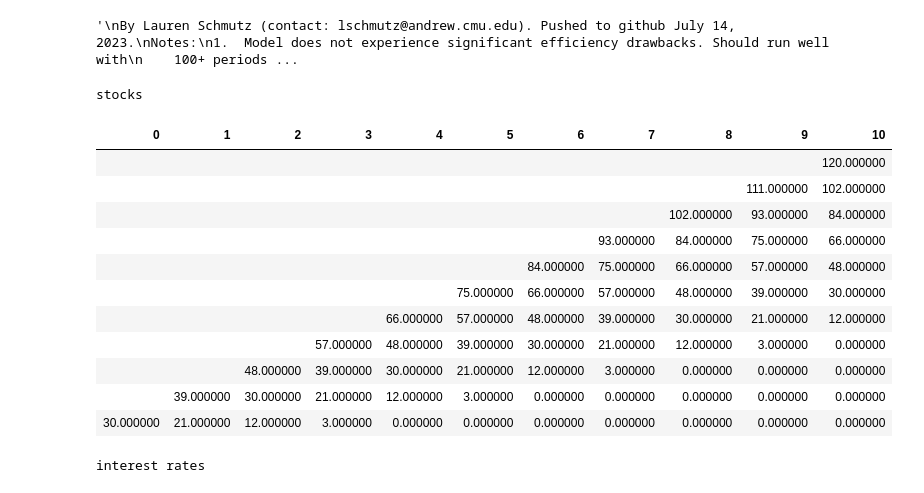
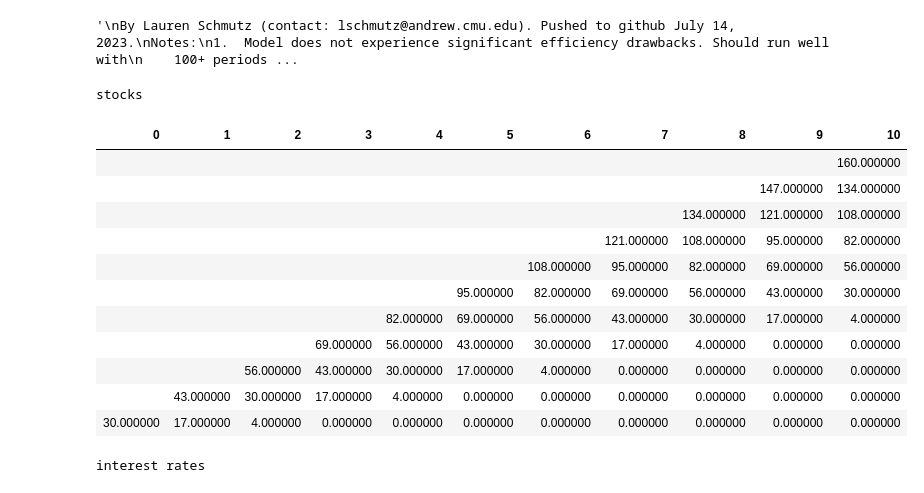
Before and after one commit to laurenjs888/convertible_bonds, a Jupyter notebook: two_coin_v3.ipynb, the cells around one changed output. Cells and saved outputs as stored; diff of their text form; code cells hidden in the pictures.

```diff
--- a/two_coin_v3.ipynb
+++ b/two_coin_v3.ipynb
@@ -122,12 +122,8 @@ class Model:
 
     def init_HoLee(self, R0, lam, sig):
         self.rates_obj = HoLee(self.periods, R0, lam, sig)
-        if lam+sig > 0:
-            self.rate_up = lam+sig
-            self.rate_down = sig-lam
-        else:
-            self.rate_up = sig-lam
-            self.rate_down = lam+sig
+        self.rate_up = lam+sig
+        self.rate_down = sig-lam
         self.rates_tree = self.rates_obj.create_tree()
         self.rates_exist = True
 # %%
@@ -278,23 +274,23 @@ class Bond:
 # %%
 t_global = 10
 model = Model(t_global)
-model.init_stocks(30,9,9)
+model.init_stocks(30,13,13)
 print("stocks")
 displayChart(model.stocks_tree)
 # %% [output]
 stocks
 | 0 | 1 | 2 | 3 | 4 | 5 | 6 | 7 | 8 | 9 | 10 |
-|  |  |  |  |  |  |  |  |  |  | 120.000000 |
-|  |  |  |  |  |  |  |  |  | 111.000000 | 102.000000 |
-|  |  |  |  |  |  |  |  | 102.000000 | 93.000000 | 84.000000 |
-|  |  |  |  |  |  |  | 93.000000 | 84.000000 | 75.000000 | 66.000000 |
-|  |  |  |  |  |  | 84.000000 | 75.000000 | 66.000000 | 57.000000 | 48.000000 |
-|  |  |  |  |  | 75.000000 | 66.000000 | 57.000000 | 48.000000 | 39.000000 | 30.000000 |
-|  |  |  |  | 66.000000 | 57.000000 | 48.000000 | 39.000000 | 30.000000 | 21.000000 | 12.000000 |
-|  |  |  | 57.000000 | 48.000000 | 39.000000 | 30.000000 | 21.000000 | 12.000000 | 3.000000 | 0.000000 |
-|  |  | 48.000000 | 39.000000 | 30.000000 | 21.000000 | 12.000000 | 3.000000 | 0.000000 | 0.000000 | 0.000000 |
-|  | 39.000000 | 30.000000 | 21.000000 | 12.000000 | 3.000000 | 0.000000 | 0.000000 | 0.000000 | 0.000000 | 0.000000 |
-| 30.000000 | 21.000000 | 12.000000 | 3.000000 | 0.000000 | 0.000000 | 0.000000 | 0.000000 | 0.000000 | 0.000000 | 0.000000 |
+|  |  |  |  |  |  |  |  |  |  | 160.000000 |
+|  |  |  |  |  |  |  |  |  | 147.000000 | 134.000000 |
+|  |  |  |  |  |  |  |  | 134.000000 | 121.000000 | 108.000000 |
+|  |  |  |  |  |  |  | 121.000000 | 108.000000 | 95.000000 | 82.000000 |
+|  |  |  |  |  |  | 108.000000 | 95.000000 | 82.000000 | 69.000000 | 56.000000 |
+|  |  |  |  |  | 95.000000 | 82.000000 | 69.000000 | 56.000000 | 43.000000 | 30.000000 |
+|  |  |  |  | 82.000000 | 69.000000 | 56.000000 | 43.000000 | 30.000000 | 17.000000 | 4.000000 |
+|  |  |  | 69.000000 | 56.000000 | 43.000000 | 30.000000 | 17.000000 | 4.000000 | 0.000000 | 0.000000 |
+|  |  | 56.000000 | 43.000000 | 30.000000 | 17.000000 | 4.000000 | 0.000000 | 0.000000 | 0.000000 | 0.000000 |
+|  | 43.000000 | 30.000000 | 17.000000 | 4.000000 | 0.000000 | 0.000000 | 0.000000 | 0.000000 | 0.000000 | 0.000000 |
+| 30.000000 | 17.000000 | 4.000000 | 0.000000 | 0.000000 | 0.000000 | 0.000000 | 0.000000 | 0.000000 | 0.000000 | 0.000000 |
 # %%
 model.init_HoLee(0.04, 0.001, 0.001)
 print("interest rates")
```
Also changed, not shown: parts of 2 cells of this notebook.
